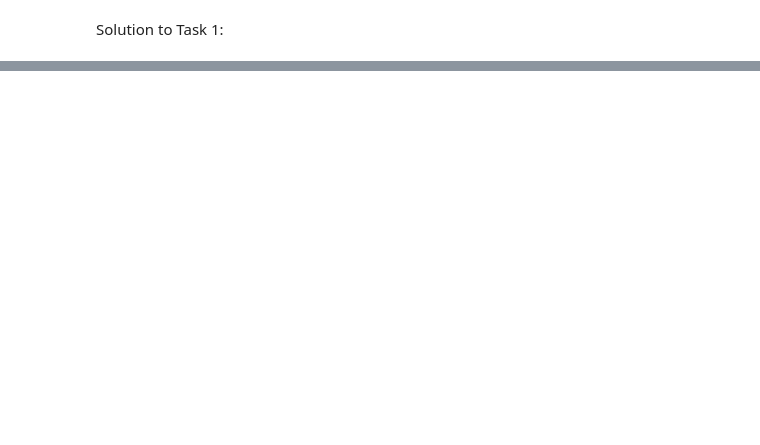
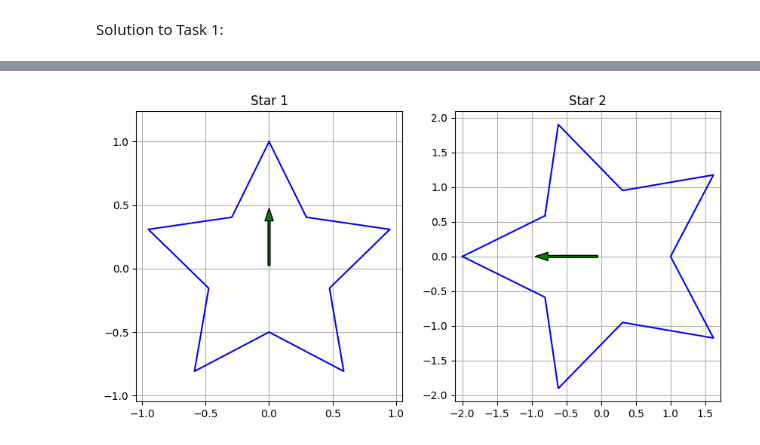
Before and after one commit to LT1112/BME3053C-Spring-2025, a Jupyter notebook: homework/homework_5_tvenstrup.ipynb, the cells around one changed output, grey strips where cells are left out. Drawn from its saved outputs; the diff is of its cells as text; code cells hidden in the pictures; blank space fills up the shorter version.

```diff
--- a/homework/homework_5_tvenstrup.ipynb
+++ b/homework/homework_5_tvenstrup.ipynb
@@ -56,0 +108,13 @@ The four datasets contain point coordinates in the cartesian plane. By viewing a
+# %%
+S = scale(2, 2)
+R = rotate(90)
+
+M = R @ S
+
+original = generate_star(center=(0, 0), homogeneous=True)
+
+transformed = (M @ original.T).T
+
+plot_stars([original, transformed])
+# %% [output]
+[figure, added]
```
Also changed, not shown: parts of 12 cells of this notebook.
